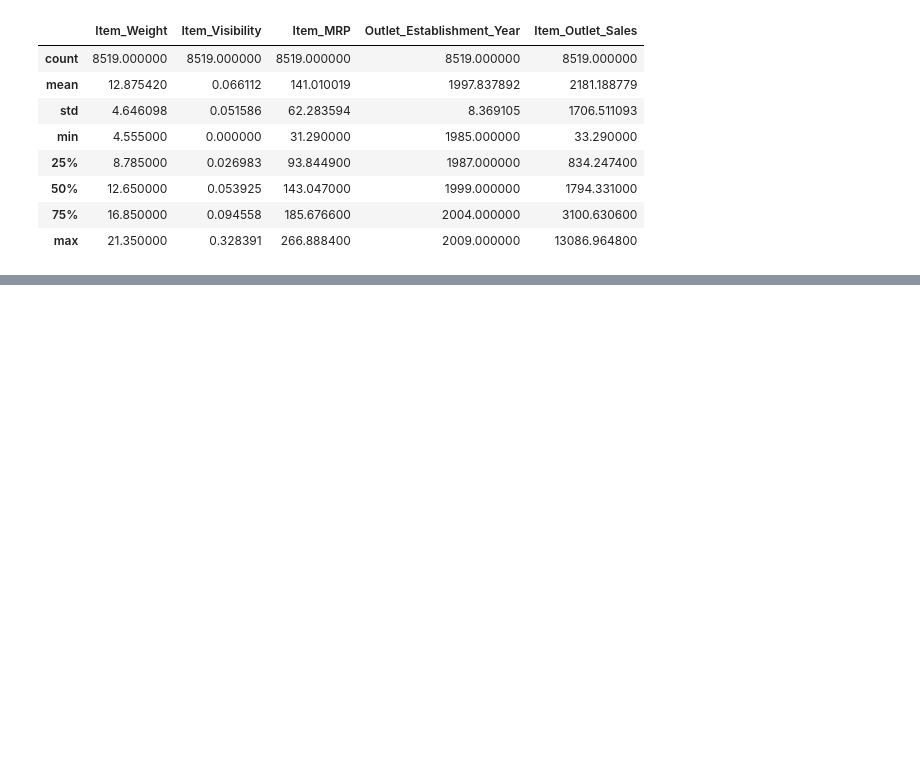
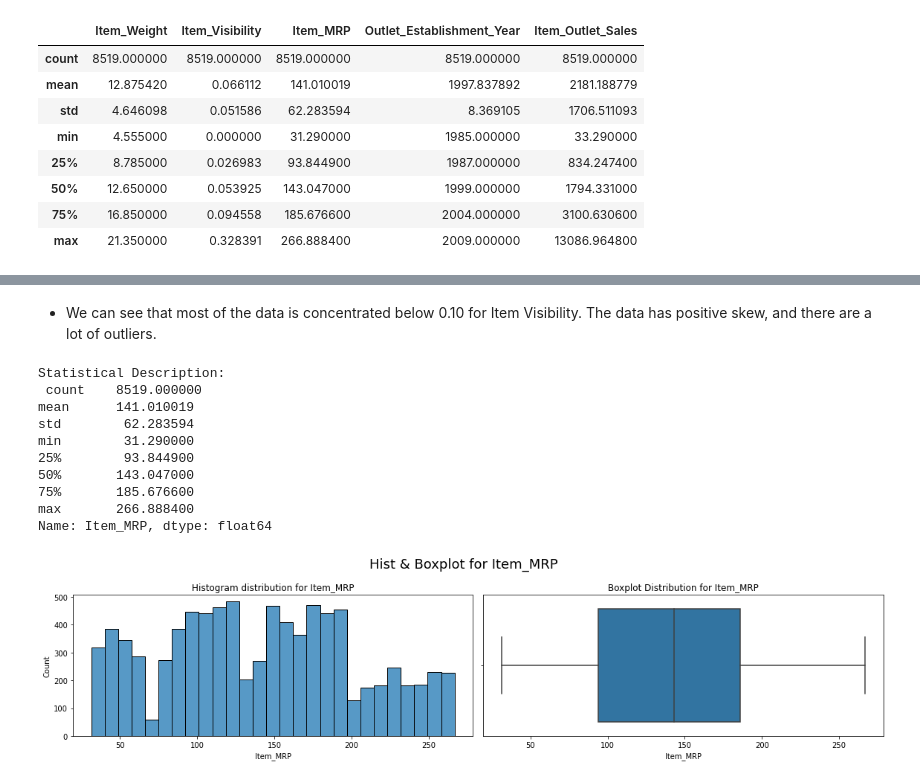
Before and after one commit to RaymondGarcia1107/CodingDojoProject1, a Jupyter notebook: Sales_Predictions.ipynb, the cells around one changed output, grey strips where cells are left out. Cells and saved outputs as stored; diff of their text form; code cells hidden in the pictures; blank space fills up the shorter version.

```diff
--- a/Sales_Predictions.ipynb
+++ b/Sales_Predictions.ipynb
@@ -284,0 +387,16 @@ sales.describe()
+# %% [markdown]
+* We can see that most of the data is concentrated below 0.10 for Item Visibility. The data has positive skew, and there are a lot of outliers.
+# %%
+numdata(sales, 'Item_MRP')
+# %% [output]
+Statistical Description:
+ count    8519.000000
+mean      141.010019
+std        62.283594
+min        31.290000
+25%        93.844900
+50%       143.047000
+75%       185.676600
+max       266.888400
+Name: Item_MRP, dtype: float64
+[figure, added]
```
Also changed, not shown: parts of 36 cells of this notebook.
